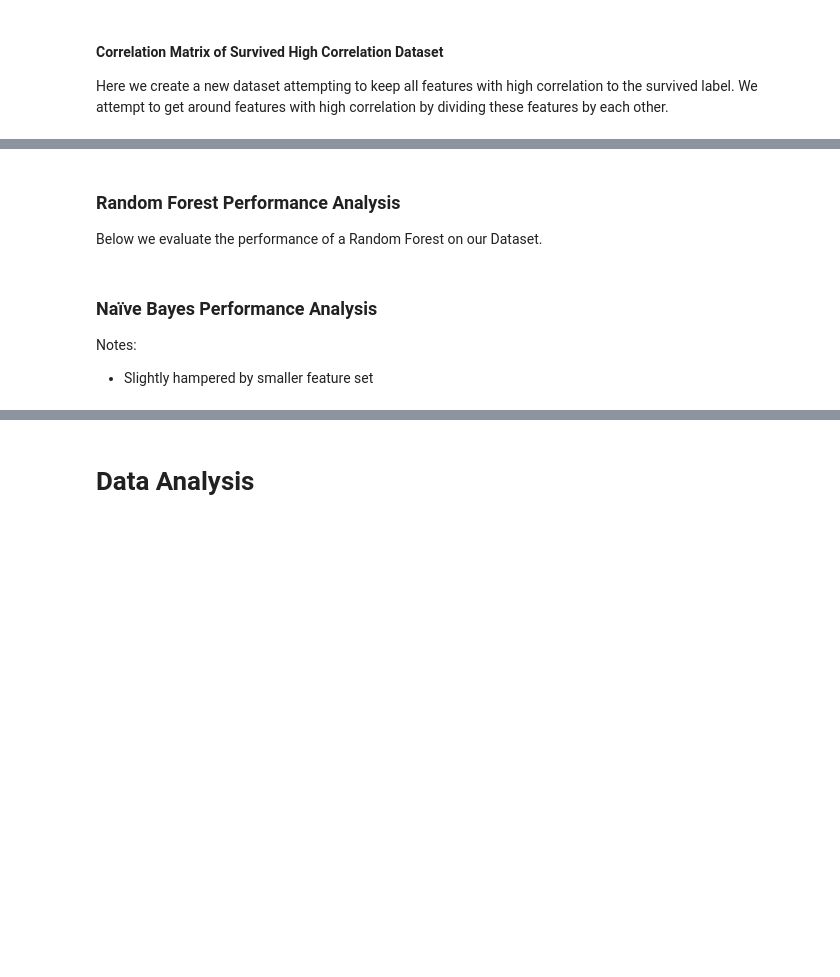
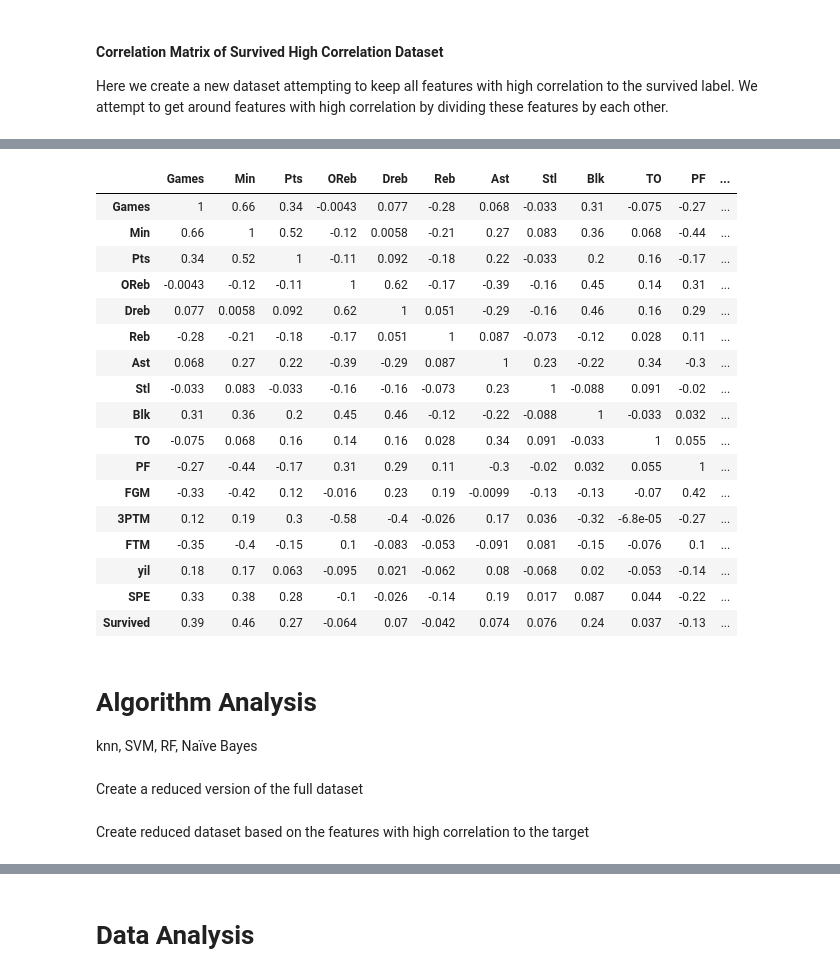
Before and after one commit to mmatvienko/dm-project, a Jupyter notebook: project.ipynb, the cells around one changed output, grey strips where cells are left out. Cells and saved outputs as stored; diff of their text form; code cells hidden in the pictures; blank space fills up the shorter version.

```diff
--- a/project.ipynb
+++ b/project.ipynb
@@ -160,0 +135,5 @@ df.head()
+# %%
+df['3P/T'] = 3*df['3PTM']/(df['Pts'] + eps)
+df['FT/T'] = 2*df['FTM']/(df['Pts'] + eps)
+df['FG/T'] = 1*df['FGM']/(df['Pts'] + eps)
+df['TOP/M'] = (df['TO']+df['PF'])/(df['Min'] + eps)
@@ -160,0 +142,4 @@ df.head()
+# %%
+d_stats = df['Blk'] + df['Stl']
+d_stats -= (d_stats.min() - eps)
+d_stats /= d_stats.max()
@@ -160,0 +148,4 @@ df.head()
+# %%
+o_stats = df['FGM'] + df['OReb'] + df['Ast']
+o_stats -= (o_stats.min() - eps)
+o_stats /= o_stats.max()
@@ -160,0 +154,4 @@ df.head()
+# %%
+s_stats = df['3PTM'] + df['FTM']
+s_stats -= (s_stats.min() - eps)
+s_stats /= s_stats.max()
@@ -337,3 +227,0 @@ print(metrics.classification_report(knn_p, y))
-# %% [markdown]
-### Random Forest Performance Analysis
-Below we evaluate the performance of a Random Forest on our Dataset.
@@ -370,5 +227,0 @@ print(metrics.classification_report(rf_p, y))
-# %% [markdown]
-### Naïve Bayes Performance Analysis
-
-Notes:
-- Slightly hampered by smaller feature set
@@ -392,0 +228,41 @@ print(metrics.classification_report(nb_p, y))
+# %%
+df_cor = df.drop(columns=['FG%', '3PT%', 'FT%', 'FG/T', 'FT/T', '3P/T', 'TOP/M'])
+df_cor['Pts'] = df['Pts']/(df['Min'] + eps)
+df_cor['FGM'] = df['FGM']/(df['Min'] + eps)/(df['Pts'] + eps)
+df_cor['FTM'] = df['FTM']/(df['Min'] + eps)/(df['Pts'] + eps)
+df_cor['3PTM'] = df['3PTM']/(df['Min'] + eps)
+df_cor['OReb'] = df['OReb']/(df['Min'] + eps)
+df_cor['Dreb'] = df['Dreb']/(df['Min'] + eps)
+df_cor['Stl'] = df['Stl']/(df['Min'] + eps)
+df_cor['Ast'] = df['Ast']/(df['Min'] + eps)
+df_cor['PF'] = df['PF']/(df['Min'] + eps)
+df_cor['TO'] = df['TO']/(df['Min'] + eps)
+df_cor['Reb'] = df['Reb']/(df['OReb'] + eps)
+
+# Put Survived at the end
+df_cor = df_cor[[c for c in df_cor if c != 'Survived'] + ['Survived']]
+
+corr = df_cor.corr()
+corr.style.background_gradient(cmap='coolwarm').set_precision(2)
+# %% [output]
+|  | Games | Min | Pts | OReb | Dreb | Reb | Ast | Stl | Blk | TO | PF | ... |
+| Games | 1 | 0.66 | 0.34 | -0.0043 | 0.077 | -0.28 | 0.068 | -0.033 | 0.31 | -0.075 | -0.27 | ... |
+| Min | 0.66 | 1 | 0.52 | -0.12 | 0.0058 | -0.21 | 0.27 | 0.083 | 0.36 | 0.068 | -0.44 | ... |
+| Pts | 0.34 | 0.52 | 1 | -0.11 | 0.092 | -0.18 | 0.22 | -0.033 | 0.2 | 0.16 | -0.17 | ... |
+| OReb | -0.0043 | -0.12 | -0.11 | 1 | 0.62 | -0.17 | -0.39 | -0.16 | 0.45 | 0.14 | 0.31 | ... |
+| Dreb | 0.077 | 0.0058 | 0.092 | 0.62 | 1 | 0.051 | -0.29 | -0.16 | 0.46 | 0.16 | 0.29 | ... |
+| Reb | -0.28 | -0.21 | -0.18 | -0.17 | 0.051 | 1 | 0.087 | -0.073 | -0.12 | 0.028 | 0.11 | ... |
+| Ast | 0.068 | 0.27 | 0.22 | -0.39 | -0.29 | 0.087 | 1 | 0.23 | -0.22 | 0.34 | -0.3 | ... |
+| Stl | -0.033 | 0.083 | -0.033 | -0.16 | -0.16 | -0.073 | 0.23 | 1 | -0.088 | 0.091 | -0.02 | ... |
+| Blk | 0.31 | 0.36 | 0.2 | 0.45 | 0.46 | -0.12 | -0.22 | -0.088 | 1 | -0.033 | 0.032 | ... |
+| TO | -0.075 | 0.068 | 0.16 | 0.14 | 0.16 | 0.028 | 0.34 | 0.091 | -0.033 | 1 | 0.055 | ... |
+| PF | -0.27 | -0.44 | -0.17 | 0.31 | 0.29 | 0.11 | -0.3 | -0.02 | 0.032 | 0.055 | 1 | ... |
+| FGM | -0.33 | -0.42 | 0.12 | -0.016 | 0.23 | 0.19 | -0.0099 | -0.13 | -0.13 | -0.07 | 0.42 | ... |
+| 3PTM | 0.12 | 0.19 | 0.3 | -0.58 | -0.4 | -0.026 | 0.17 | 0.036 | -0.32 | -6.8e-05 | -0.27 | ... |
+| FTM | -0.35 | -0.4 | -0.15 | 0.1 | -0.083 | -0.053 | -0.091 | 0.081 | -0.15 | -0.076 | 0.1 | ... |
+| yil | 0.18 | 0.17 | 0.063 | -0.095 | 0.021 | -0.062 | 0.08 | -0.068 | 0.02 | -0.053 | -0.14 | ... |
+| SPE | 0.33 | 0.38 | 0.28 | -0.1 | -0.026 | -0.14 | 0.19 | 0.017 | 0.087 | 0.044 | -0.22 | ... |
+| Survived | 0.39 | 0.46 | 0.27 | -0.064 | 0.07 | -0.042 | 0.074 | 0.076 | 0.24 | 0.037 | -0.13 | ... |
+# %% [markdown]
+# Algorithm Analysis
+knn, SVM, RF, Naïve Bayes
@@ -392,0 +274,2 @@ print(metrics.classification_report(nb_p, y))
+# %% [markdown]
+Create a reduced version of the full dataset
@@ -392,0 +279,2 @@ print(metrics.classification_report(nb_p, y))
+# %% [markdown]
+Create reduced dataset based on the features with high correlation to the target
```
Also changed, not shown: parts of 56 cells of this notebook.
